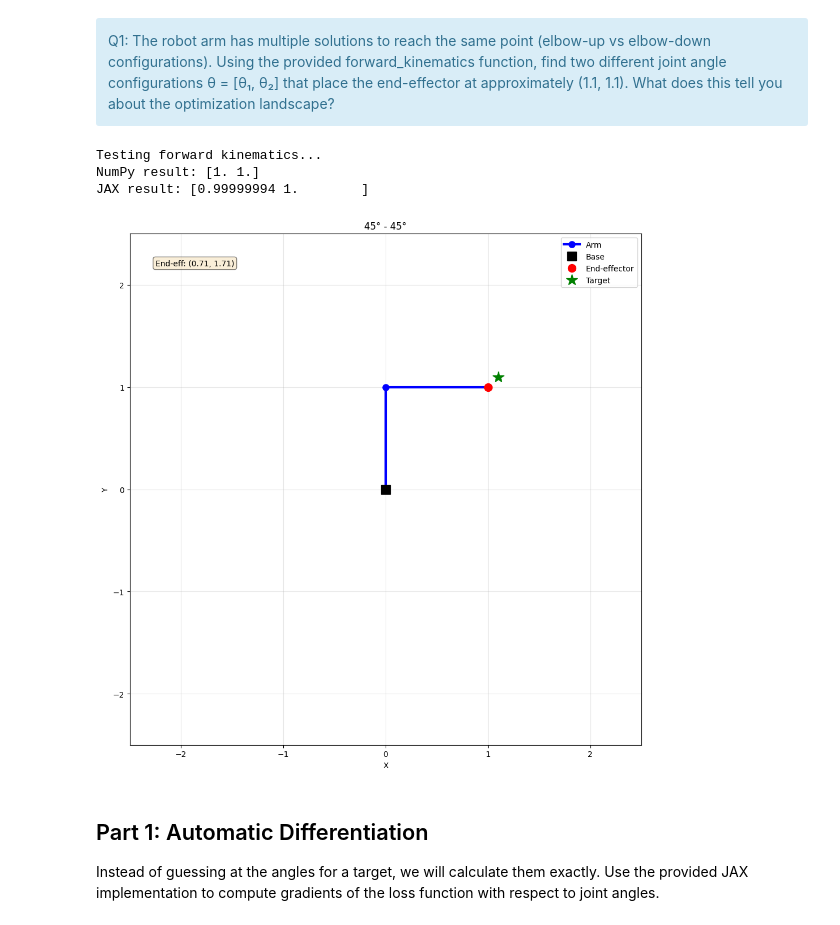
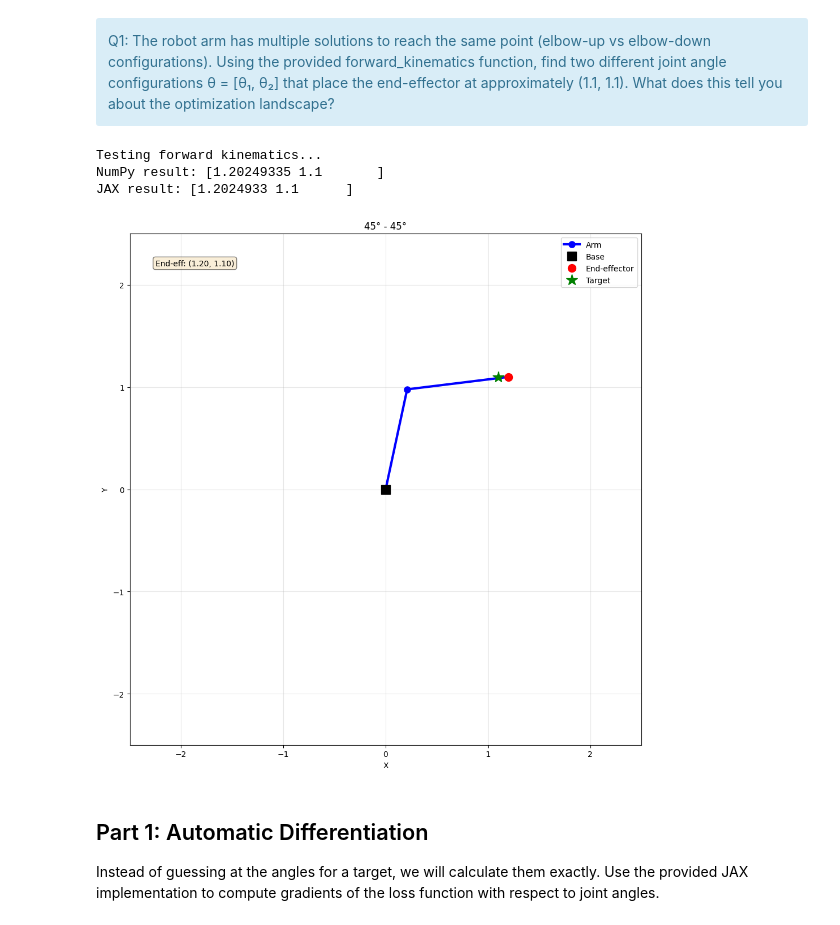
Before and after one commit to mohamed26-cyber/stochastic, a Jupyter notebook: notebooks/control_BE.ipynb, the cells around one changed output. Drawn from its saved outputs; the diff is of its cells as text; code cells hidden in the pictures.

```diff
--- a/notebooks/control_BE.ipynb
+++ b/notebooks/control_BE.ipynb
@@ -232,30 +232,30 @@ Q1: The robot arm has multiple solutions to reach the same point (elbow-up vs el
 # %%
 ## Q1 solution and answer here
 print("Testing forward kinematics...")
-theta1=np.pi/2
-theta2=-np.pi/2
+theta1=2*np.arccos(1.1/np.sqrt(2))
+theta2=np.arcsin(1.1-np.sin(theta1))-theta1
 test_theta = np.array([theta1 , theta2])
 test_lengths = np.array([1.0, 1.0])
 fig, axes = plt.subplots(1, 1, figsize=(15, 10))
 # axes = axes.flatten()
 
 pos_numpy = forward_kinematics_numpy(test_theta, test_lengths)
 pos_jax = forward_kinematics_jax(test_theta, test_lengths)
 print(f"NumPy result: {pos_numpy}")
 print(f"JAX result: {pos_jax}")
 plot_arm(test_theta, test_lengths, target=target, ax=axes, title=title)
-end_eff = forward_kinematics_numpy(theta, LENGTHS)
+end_eff = forward_kinematics_numpy(test_theta, LENGTHS)
 axes.text(0.05, 0.95, f'End-eff: ({end_eff[0]:.2f}, {end_eff[1]:.2f})',
 transform=axes.transAxes, verticalalignment='top',
 bbox=dict(boxstyle='round', facecolor='wheat', alpha=0.5))
 
 plt.tight_layout()
 plt.show()
 # %% [output]
 Testing forward kinematics...
-NumPy result: [1. 1.]
-JAX result: [0.99999994 1.        ]
+NumPy result: [1.20249335 1.1       ]
+JAX result: [1.2024933 1.1      ]
-[figure, old version]
+[figure, new version]
 # %% [markdown]
 ## Part 1: Automatic Differentiation
 
```
Also changed, not shown: parts of 12 cells of this notebook.
